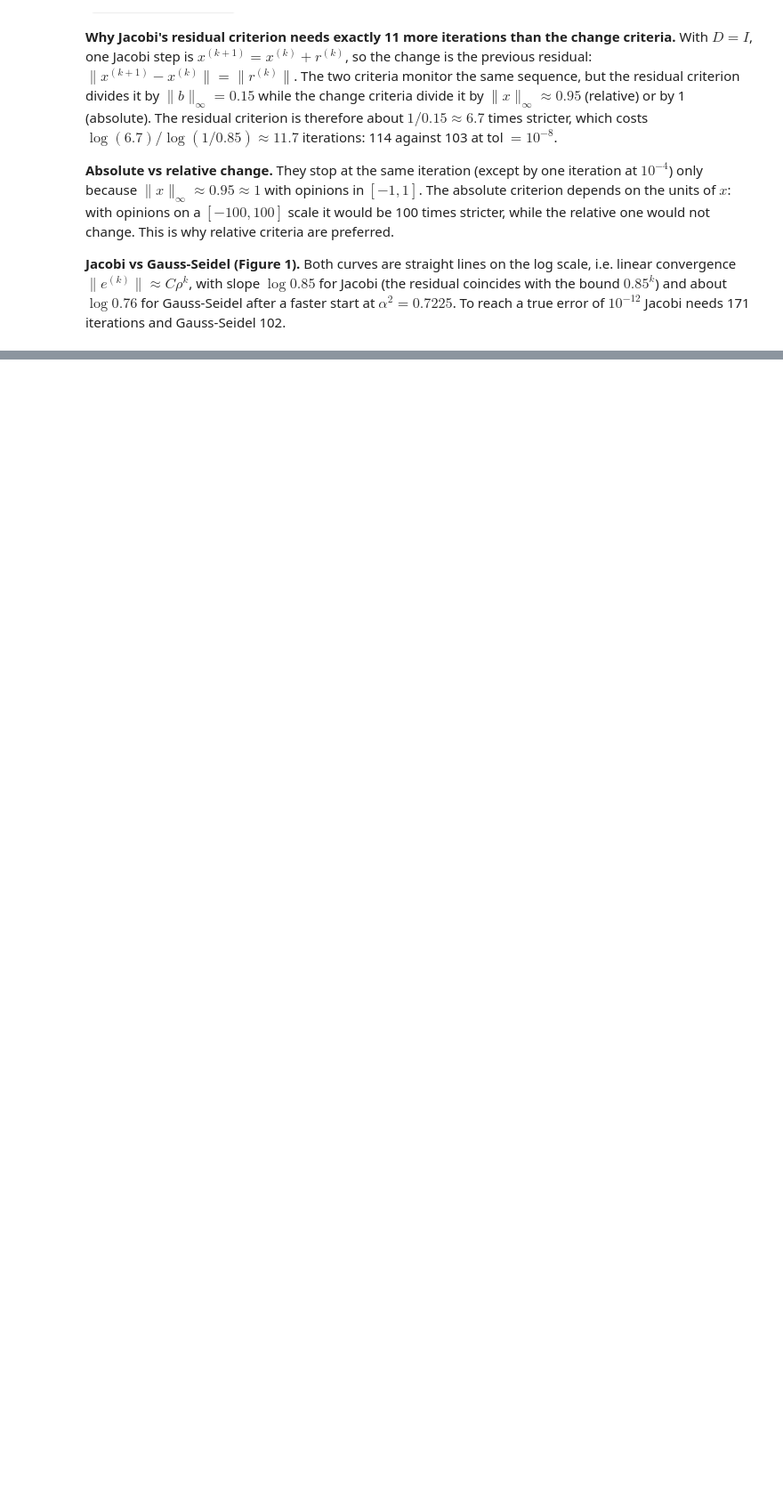
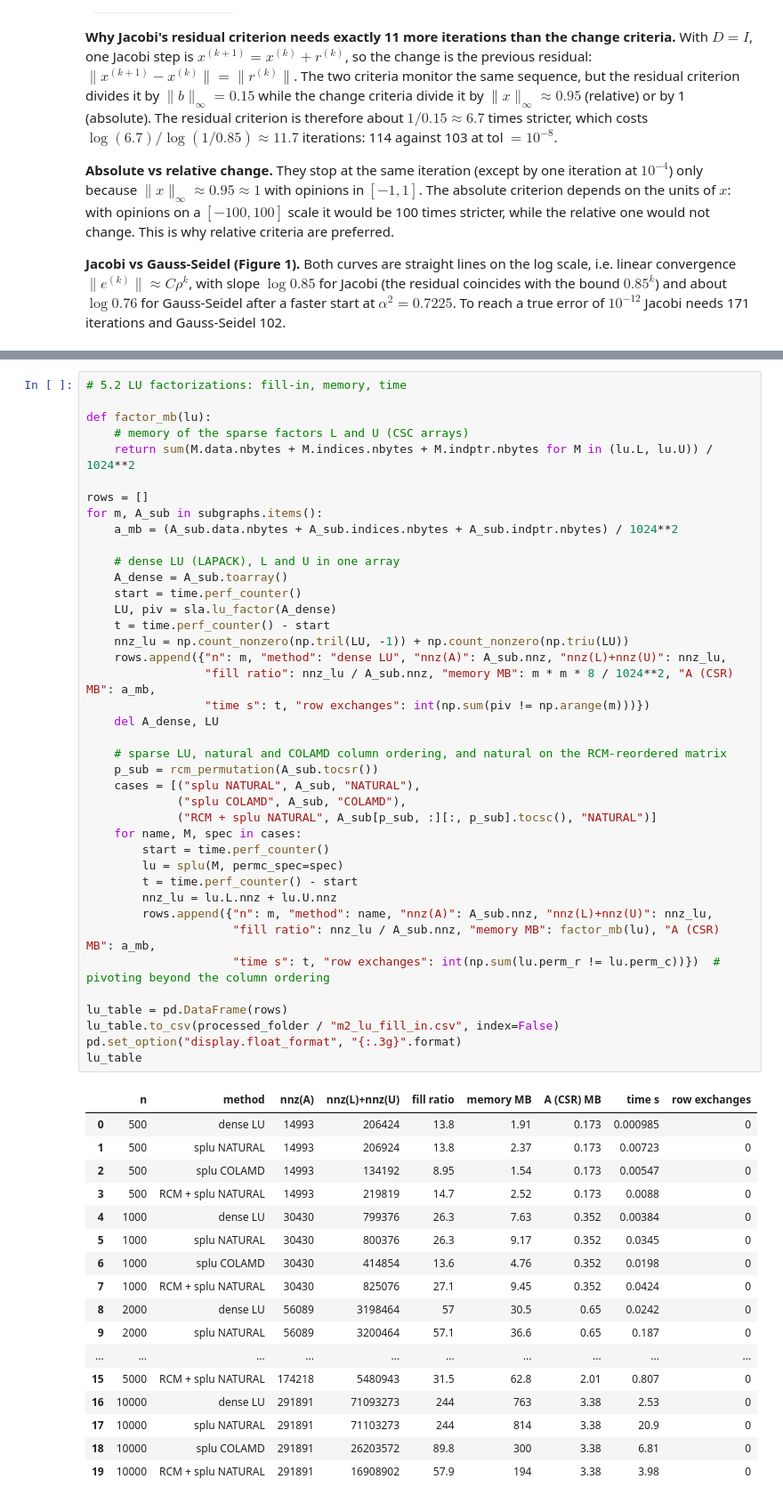
Before and after one commit to Par-TBasti/Dogmatism-in-Large-Scale-Social-Networks, a Jupyter notebook: 02_solvers.ipynb, the cells around one changed output, grey strips where cells are left out. Shown at 89% size. Saved outputs shown, nothing was run; the diff lists cells and outputs as text; blank space fills up the shorter version.

```diff
--- a/02_solvers.ipynb
+++ b/02_solvers.ipynb
@@ -579,0 +617,58 @@ Figures: `reports/m2_convergence_jacobi_vs_gs.png`, `reports/m2_stopping_criteri
+# %%
+# 5.2 LU factorizations: fill-in, memory, time
+
+def factor_mb(lu):
+    # memory of the sparse factors L and U (CSC arrays)
+    return sum(M.data.nbytes + M.indices.nbytes + M.indptr.nbytes for M in (lu.L, lu.U)) / 1024**2
+
+rows = []
+for m, A_sub in subgraphs.items():
+    a_mb = (A_sub.data.nbytes + A_sub.indices.nbytes + A_sub.indptr.nbytes) / 1024**2
+
+    # dense LU (LAPACK), L and U in one array
+    A_dense = A_sub.toarray()
+    start = time.perf_counter()
+    LU, piv = sla.lu_factor(A_dense)
+    t = time.perf_counter() - start
+    nnz_lu = np.count_nonzero(np.tril(LU, -1)) + np.count_nonzero(np.triu(LU))
+    rows.append({"n": m, "method": "dense LU", "nnz(A)": A_sub.nnz, "nnz(L)+nnz(U)": nnz_lu,
+                 "fill ratio": nnz_lu / A_sub.nnz, "memory MB": m * m * 8 / 1024**2, "A (CSR) MB": a_mb,
+                 "time s": t, "row exchanges": int(np.sum(piv != np.arange(m)))})
+    del A_dense, LU
+
+    # sparse LU, natural and COLAMD column ordering, and natural on the RCM-reordered matrix
+    p_sub = rcm_permutation(A_sub.tocsr())
+    cases = [("splu NATURAL", A_sub, "NATURAL"),
+             ("splu COLAMD", A_sub, "COLAMD"),
+             ("RCM + splu NATURAL", A_sub[p_sub, :][:, p_sub].tocsc(), "NATURAL")]
+    for name, M, spec in cases:
+        start = time.perf_counter()
+        lu = splu(M, permc_spec=spec)
+        t = time.perf_counter() - start
+        nnz_lu = lu.L.nnz + lu.U.nnz
+        rows.append({"n": m, "method": name, "nnz(A)": A_sub.nnz, "nnz(L)+nnz(U)": nnz_lu,
+                     "fill ratio": nnz_lu / A_sub.nnz, "memory MB": factor_mb(lu), "A (CSR) MB": a_mb,
+                     "time s": t, "row exchanges": int(np.sum(lu.perm_r != lu.perm_c))})  # pivoting beyond the column ordering
+
+lu_table = pd.DataFrame(rows)
+lu_table.to_csv(processed_folder / "m2_lu_fill_in.csv", index=False)
+pd.set_option("display.float_format", "{:.3g}".format)
+lu_table
+# %% [output]
+|  | n | method | nnz(A) | nnz(L)+nnz(U) | fill ratio | memory MB | A (CSR) MB | time s | row exchanges |
+| 0 | 500 | dense LU | 14993 | 206424 | 13.8 | 1.91 | 0.173 | 0.000985 | 0 |
+| 1 | 500 | splu NATURAL | 14993 | 206924 | 13.8 | 2.37 | 0.173 | 0.00723 | 0 |
+| 2 | 500 | splu COLAMD | 14993 | 134192 | 8.95 | 1.54 | 0.173 | 0.00547 | 0 |
+| 3 | 500 | RCM + splu NATURAL | 14993 | 219819 | 14.7 | 2.52 | 0.173 | 0.0088 | 0 |
+| 4 | 1000 | dense LU | 30430 | 799376 | 26.3 | 7.63 | 0.352 | 0.00384 | 0 |
+| 5 | 1000 | splu NATURAL | 30430 | 800376 | 26.3 | 9.17 | 0.352 | 0.0345 | 0 |
+| 6 | 1000 | splu COLAMD | 30430 | 414854 | 13.6 | 4.76 | 0.352 | 0.0198 | 0 |
+| 7 | 1000 | RCM + splu NATURAL | 30430 | 825076 | 27.1 | 9.45 | 0.352 | 0.0424 | 0 |
+| 8 | 2000 | dense LU | 56089 | 3198464 | 57 | 30.5 | 0.65 | 0.0242 | 0 |
+| 9 | 2000 | splu NATURAL | 56089 | 3200464 | 57.1 | 36.6 | 0.65 | 0.187 | 0 |
+| ... | ... | ... | ... | ... | ... | ... | ... | ... | ... |
+| 15 | 5000 | RCM + splu NATURAL | 174218 | 5480943 | 31.5 | 62.8 | 2.01 | 0.807 | 0 |
+| 16 | 10000 | dense LU | 291891 | 71093273 | 244 | 763 | 3.38 | 2.53 | 0 |
+| 17 | 10000 | splu NATURAL | 291891 | 71103273 | 244 | 814 | 3.38 | 20.9 | 0 |
+| 18 | 10000 | splu COLAMD | 291891 | 26203572 | 89.8 | 300 | 3.38 | 6.81 | 0 |
+| 19 | 10000 | RCM + splu NATURAL | 291891 | 16908902 | 57.9 | 194 | 3.38 | 3.98 | 0 |
```
Also changed, not shown: parts of 12 cells of this notebook, 3 other files.
